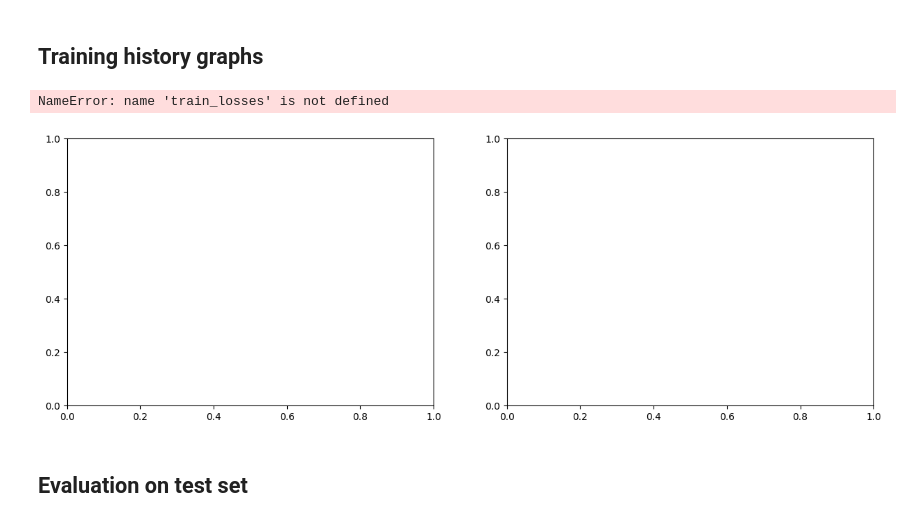
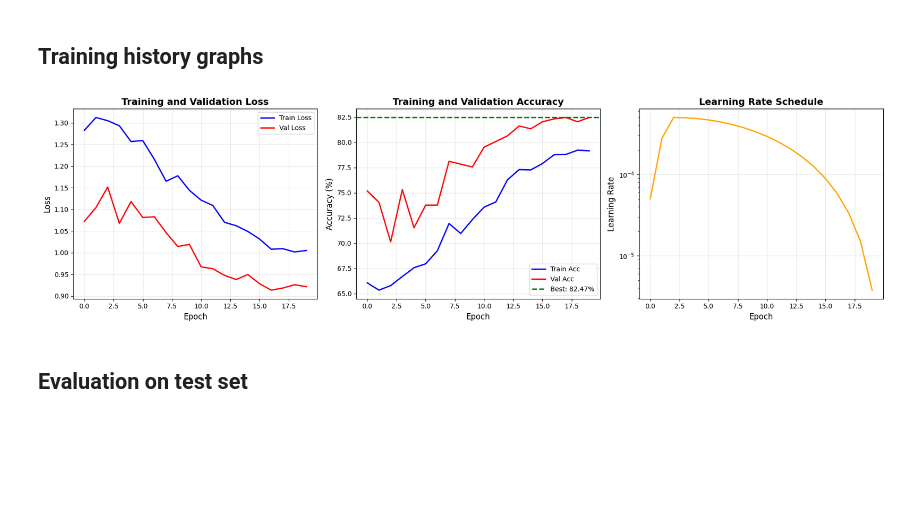
Before and after one commit to OsaVS/cnn-realwaste, a Jupyter notebook: custom_cnn.ipynb, the cells around one changed output. Saved outputs shown, nothing was run; the diff lists cells and outputs as text; code cells hidden in the pictures; blank space fills up the shorter version.

```diff
--- a/custom_cnn.ipynb
+++ b/custom_cnn.ipynb
@@ -162,7 +86,7 @@ CLASS_NAMES = [
     'Vegetation'         # 436
 ]
 
-# DATA_DIR = '/home/ravindu/Documents/Projects/cnn-realwaste/realwaste/realwaste-main/RealWaste'
+DATA_DIR = '/home/ravindu/Documents/Projects/cnn-realwaste/realwaste/RealWaste'
 # %% [markdown]
 ## Dataset class
 # %%
@@ -1116,45 +825,44 @@ Epoch [ 63/100] (41.2s) | LR: 0.000905 | Train: 68.52% | Val: 71.81%
 # %% [markdown]
 ## Training history graphs
 # %%
-# Plot training history - FIXED VERSION
+# Plot Training History
 fig, axes = plt.subplots(1, 3, figsize=(18, 5))
 
-# Plot 1: Loss
-axes[0].plot(history['train_loss'], 'b-', label='Train Loss', linewidth=2)
-axes[0].plot(history['val_loss'], 'r-', label='Val Loss', linewidth=2)
+# Loss Plot
+axes[0].plot(training_history['train_loss'], 'b-', label='Train Loss', linewidth=2)
+axes[0].plot(training_history['val_loss'], 'r-', label='Val Loss', linewidth=2)
 axes[0].set_xlabel('Epoch', fontsize=12)
 axes[0].set_ylabel('Loss', fontsize=12)
 axes[0].set_title('Training and Validation Loss', fontsize=14, fontweight='bold')
 axes[0].legend()
 axes[0].grid(True, alpha=0.3)
 
-# Plot 2: Accuracy
-axes[1].plot(history['train_acc'], 'b-', label='Train Acc', linewidth=2)
-axes[1].plot(history['val_acc'], 'r-', label='Val Acc', linewidth=2)
-axes[1].axhline(y=78.54, color='g', linestyle='--',
-                label='Best: 78.54%', linewidth=2)
+# Accuracy Plot
+train_acc_percent = [acc * 100 for acc in training_history['train_acc']]
+val_acc_percent = [acc * 100 for acc in training_history['val_acc']]
+axes[1].plot(train_acc_percent, 'b-', label='Train Acc', linewidth=2)
+axes[1].plot(val_acc_percent, 'r-', label='Val Acc', linewidth=2)
+axes[1].axhline(y=best_val_accuracy * 100, color='g', linestyle='--',
+                label=f'Best: {best_val_accuracy*100:.2f}%', linewidth=2)
 axes[1].set_xlabel('Epoch', fontsize=12)
 axes[1].set_ylabel('Accuracy (%)', fontsize=12)
 axes[1].set_title('Training and Validation Accuracy', fontsize=14, fontweight='bold')
 axes[1].legend()
 axes[1].grid(True, alpha=0.3)
 
-# Plot 3: Learning Rate
-axes[2].plot(history['lr'], 'orange', linewidth=2)
+# Learning Rate Plot
+axes[2].plot(training_history['learning_rates'], 'orange', linewidth=2)
 axes[2].set_xlabel('Epoch', fontsize=12)
 axes[2].set_ylabel('Learning Rate', fontsize=12)
-axes[2].set_title('Learning Rate Schedule (Cosine Restarts)', fontsize=14, fontweight='bold')
+axes[2].set_title('Learning Rate Schedule', fontsize=14, fontweight='bold')
 axes[2].set_yscale('log')
 axes[2].grid(True, alpha=0.3)
 
 plt.tight_layout()
-plt.savefig('wastenet_deep_final.png', dpi=150, bbox_inches='tight')
+plt.savefig('training_history.png', dpi=150, bbox_inches='tight')
 plt.show()
-
-print("✅ Plot saved as 'wastenet_deep_final.png'")
 # %% [output]
-NameError: name 'train_losses' is not defined
-[figure, old version]
+[figure, new version]
 # %% [markdown]
 ## Evaluation on test set
 # %%
```
Also changed, not shown: parts of 39 cells of this notebook.
